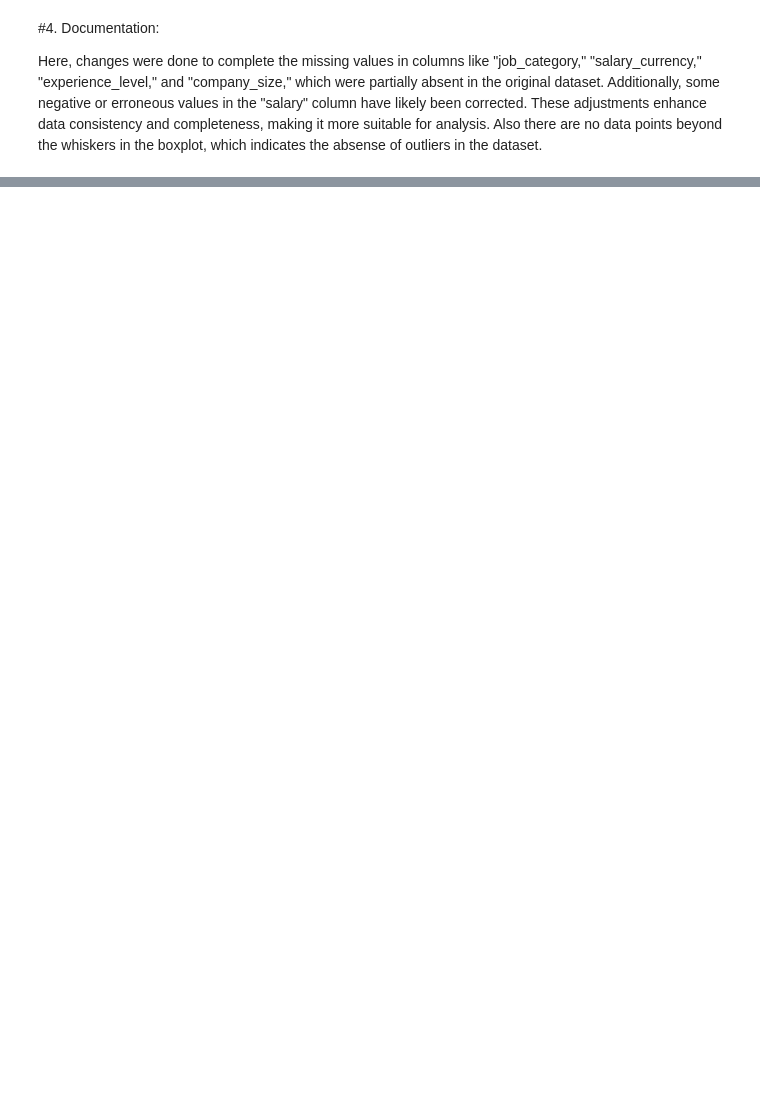
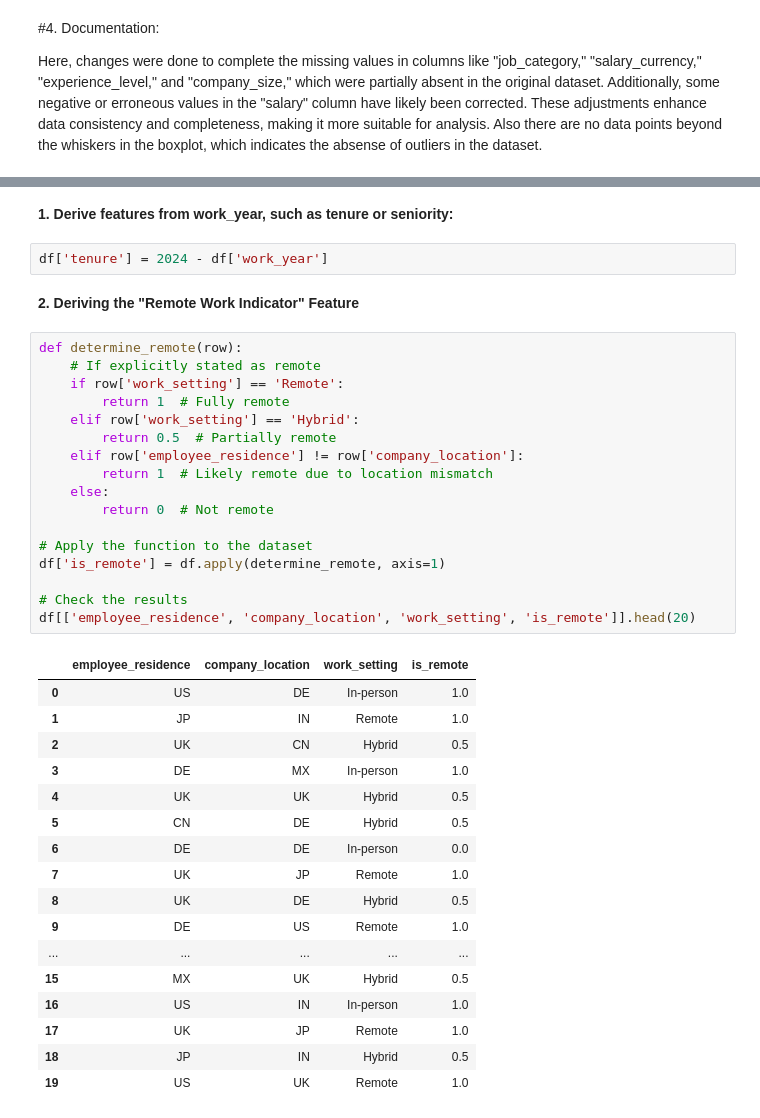
Before and after one commit to shilphypg/DSA_ICTAK, a Jupyter notebook: Internship_dataset.ipynb, the cells around one changed output, grey strips where cells are left out. Drawn from its saved outputs; the diff is of its cells as text; blank space fills up the shorter version.

```diff
--- a/Internship_dataset.ipynb
+++ b/Internship_dataset.ipynb
@@ -1211,0 +1195,41 @@ Here, changes were done to complete the missing values in columns like "job_cate
+# %% [markdown]
+**1. Derive features from work_year, such as tenure or seniority:**
+# %%
+df['tenure'] = 2024 - df['work_year']
+# %% [markdown]
+**2. Deriving the "Remote Work Indicator" Feature**
+# %%
+def determine_remote(row):
+    # If explicitly stated as remote
+    if row['work_setting'] == 'Remote':
+        return 1  # Fully remote
+    elif row['work_setting'] == 'Hybrid':
+        return 0.5  # Partially remote
+    elif row['employee_residence'] != row['company_location']:
+        return 1  # Likely remote due to location mismatch
+    else:
+        return 0  # Not remote
+
+# Apply the function to the dataset
+df['is_remote'] = df.apply(determine_remote, axis=1)
+
+# Check the results
+df[['employee_residence', 'company_location', 'work_setting', 'is_remote']].head(20)
+# %% [output]
+|  | employee_residence | company_location | work_setting | is_remote |
+| 0 | US | DE | In-person | 1.0 |
+| 1 | JP | IN | Remote | 1.0 |
+| 2 | UK | CN | Hybrid | 0.5 |
+| 3 | DE | MX | In-person | 1.0 |
+| 4 | UK | UK | Hybrid | 0.5 |
+| 5 | CN | DE | Hybrid | 0.5 |
+| 6 | DE | DE | In-person | 0.0 |
+| 7 | UK | JP | Remote | 1.0 |
+| 8 | UK | DE | Hybrid | 0.5 |
+| 9 | DE | US | Remote | 1.0 |
+| ... | ... | ... | ... | ... |
+| 15 | MX | UK | Hybrid | 0.5 |
+| 16 | US | IN | In-person | 1.0 |
+| 17 | UK | JP | Remote | 1.0 |
+| 18 | JP | IN | Hybrid | 0.5 |
+| 19 | US | UK | Remote | 1.0 |
```
Also changed, not shown: parts of 46 cells of this notebook.
